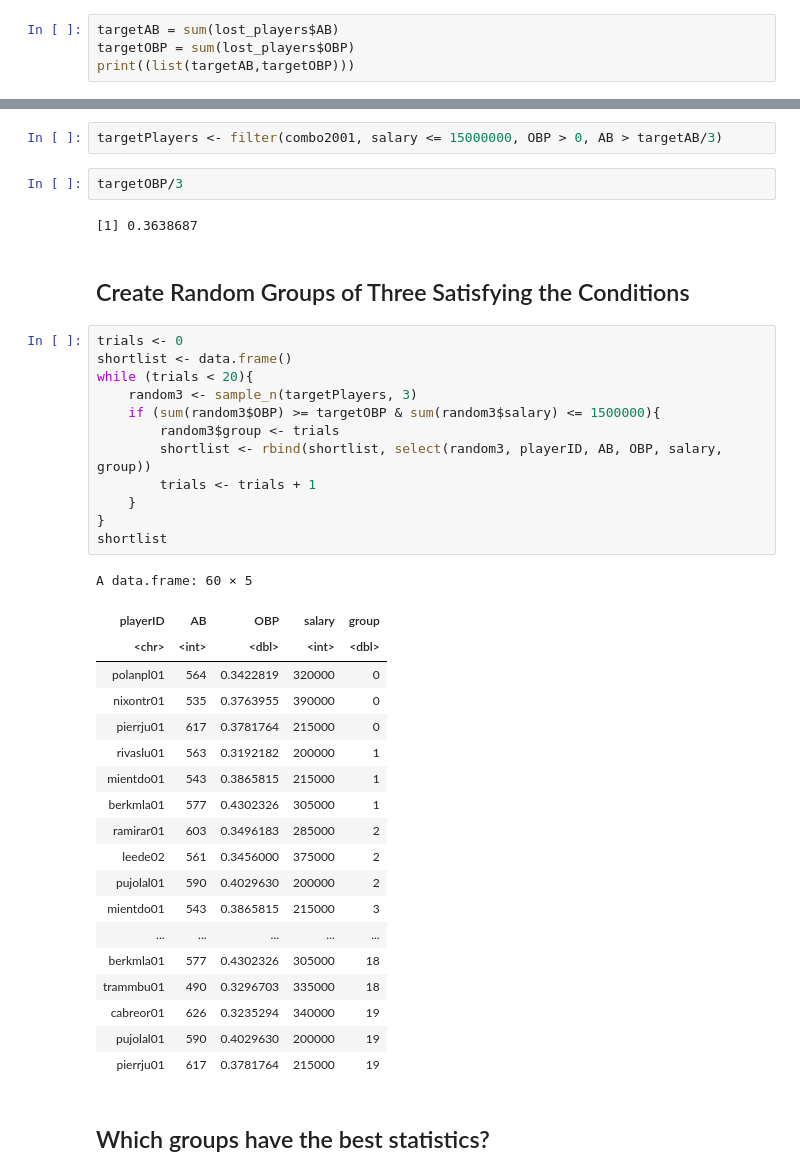
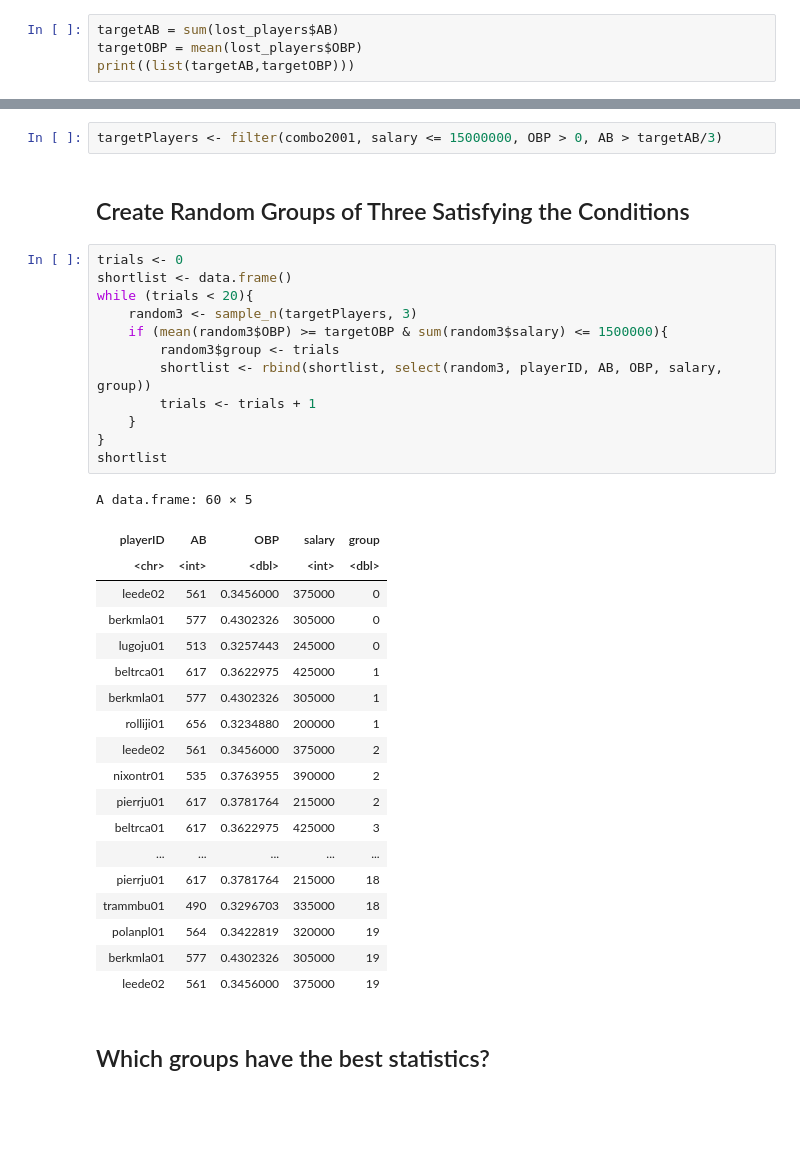
Before and after one commit to garrickbercero/R, a Jupyter notebook: Moneyball.ipynb, the cells around one changed output, grey strips where cells are left out. Drawn from its saved outputs; the diff is of its cells as text; blank space fills up the shorter version.

```diff
--- a/Moneyball.ipynb
+++ b/Moneyball.ipynb
@@ -226,7 +226,7 @@ A data.frame: 3 × 10
 - Mean OBP must be greater than or equal to lost_players
 # %%
 targetAB = sum(lost_players$AB)
-targetOBP = sum(lost_players$OBP)
+targetOBP = mean(lost_players$OBP)
 print((list(targetAB,targetOBP)))
 # %% [output]
 [[1]]
@@ -274,44 +274,40 @@ Warning message:
 [figure]
 # %%
 targetPlayers <- filter(combo2001, salary <= 15000000, OBP > 0, AB > targetAB/3)
-# %%
-targetOBP/3
-# %% [output]
-[1] 0.3638687
 # %% [markdown]
 ## Create Random Groups of Three Satisfying the Conditions
 # %%
 trials <- 0
 shortlist <- data.frame()
 while (trials < 20){
     random3 <- sample_n(targetPlayers, 3)
-    if (sum(random3$OBP) >= targetOBP & sum(random3$salary) <= 1500000){
+    if (mean(random3$OBP) >= targetOBP & sum(random3$salary) <= 1500000){
         random3$group <- trials
         shortlist <- rbind(shortlist, select(random3, playerID, AB, OBP, salary, group))
         trials <- trials + 1
     }
 }
 shortlist
 # %% [output]
 A data.frame: 60 × 5
 | playerID | AB | OBP | salary | group |
 | <chr> | <int> | <dbl> | <int> | <dbl> |
-| polanpl01 | 564 | 0.3422819 | 320000 | 0 |
-| nixontr01 | 535 | 0.3763955 | 390000 | 0 |
-| pierrju01 | 617 | 0.3781764 | 215000 | 0 |
-| rivaslu01 | 563 | 0.3192182 | 200000 | 1 |
-| mientdo01 | 543 | 0.3865815 | 215000 | 1 |
+| leede02 | 561 | 0.3456000 | 375000 | 0 |
+| berkmla01 | 577 | 0.4302326 | 305000 | 0 |
+| lugoju01 | 513 | 0.3257443 | 245000 | 0 |
+| beltrca01 | 617 | 0.3622975 | 425000 | 1 |
 | berkmla01 | 577 | 0.4302326 | 305000 | 1 |
-| ramirar01 | 603 | 0.3496183 | 285000 | 2 |
+| rolliji01 | 656 | 0.3234880 | 200000 | 1 |
 | leede02 | 561 | 0.3456000 | 375000 | 2 |
-| pujolal01 | 590 | 0.4029630 | 200000 | 2 |
-| mientdo01 | 543 | 0.3865815 | 215000 | 3 |
+| nixontr01 | 535 | 0.3763955 | 390000 | 2 |
+| pierrju01 | 617 | 0.3781764 | 215000 | 2 |
+| beltrca01 | 617 | 0.3622975 | 425000 | 3 |
 | ... | ... | ... | ... | ... |
-| berkmla01 | 577 | 0.4302326 | 305000 | 18 |
+| pierrju01 | 617 | 0.3781764 | 215000 | 18 |
 | trammbu01 | 490 | 0.3296703 | 335000 | 18 |
-| cabreor01 | 626 | 0.3235294 | 340000 | 19 |
-| pujolal01 | 590 | 0.4029630 | 200000 | 19 |
-| pierrju01 | 617 | 0.3781764 | 215000 | 19 |
+| polanpl01 | 564 | 0.3422819 | 320000 | 19 |
+| berkmla01 | 577 | 0.4302326 | 305000 | 19 |
+| leede02 | 561 | 0.3456000 | 375000 | 19 |
 # %% [markdown]
 ## Which groups have the best statistics?
 # %%
```
Also changed, not shown: parts of 4 cells of this notebook.
